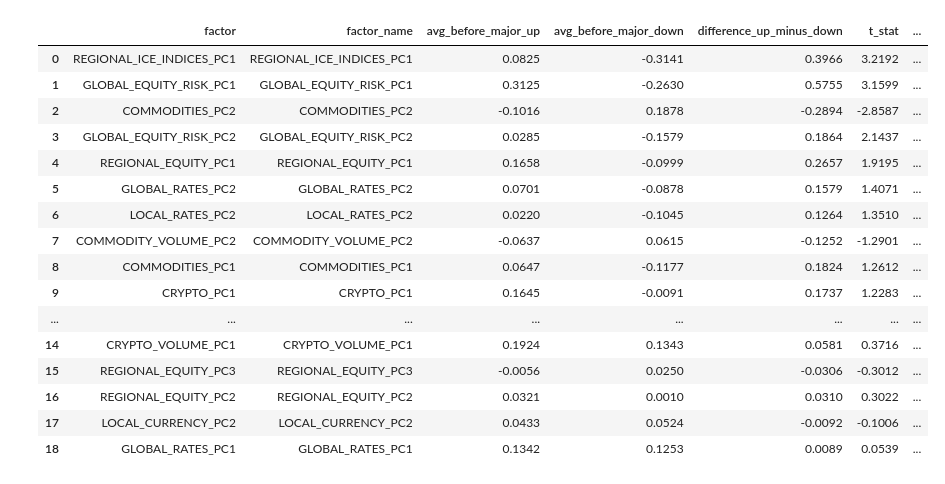
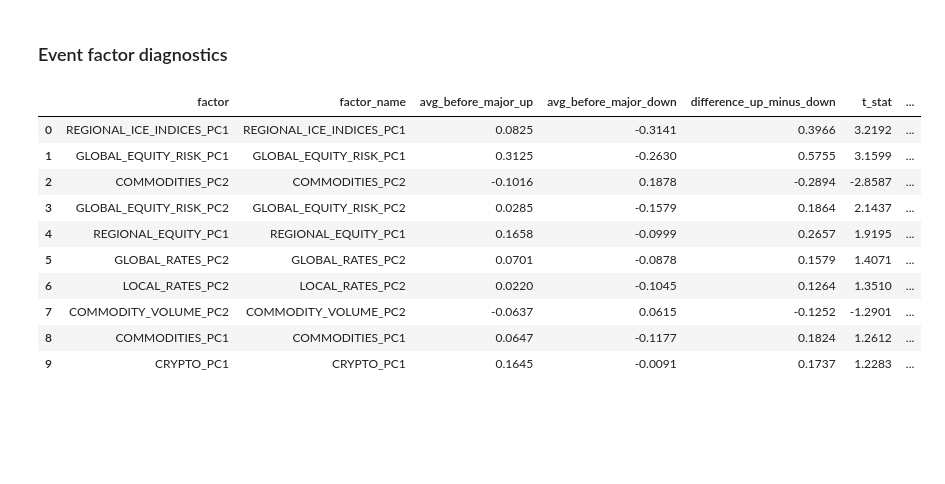
Before and after one commit to gmukhigulas1/Projects, a Jupyter notebook: Quant projects/Georgia Market Risk/Analytics.ipynb, the cells around one changed output. Saved outputs shown, nothing was run; the diff lists cells and outputs as text; code cells hidden in the pictures; blank space fills up the shorter version.

```diff
--- a/Quant projects/Georgia Market Risk/Analytics.ipynb
+++ b/Quant projects/Georgia Market Risk/Analytics.ipynb
@@ -1651,11 +1125,10 @@ def lasso_factor_attribution(
     factor_name_map,
     factor_order,
     split_date="2025-01-01",
-    alphas=np.logspace(-5, 1, 100) # Adjusted range for Lasso
+    alphas=np.logspace(-5, 1, 100)
 ):
     split_date = pd.Timestamp(split_date)
 
-    # 1. Train/Test Split
     X_train = X.loc[X.index < split_date].copy()
     y_train = y.loc[y.index < split_date].copy()
     X_test = X.loc[X.index >= split_date].copy()
@@ -1667,13 +1140,12 @@ def lasso_factor_attribution(
     X_train, y_train = X_train.loc[common_train], y_train.loc[common_train]
     X_test, y_test = X_test.loc[common_test], y_test.loc[common_test]
 
-    # 2. Build Lasso Pipeline
     model = Pipeline([
         ("scaler", StandardScaler()),
         ("model", LassoCV(
             alphas=alphas,
             cv=TimeSeriesSplit(n_splits=5),
-            max_iter=10000,   # Lasso needs more iterations to converge
+            max_iter=10000,
             random_state=42
         ))
     ])
@@ -1683,37 +1155,29 @@ def lasso_factor_attribution(
     scaler = model.named_steps["scaler"]
     lasso = model.named_steps["model"]
 
-    # 3. Calculate Feature Contributions
-    # Contribution = Scaled Feature Value * Coefficient
     X_test_scaled = pd.DataFrame(
         scaler.transform(X_test),
         index=X_test.index,
         columns=X_test.columns
     )
 
-    # Multiply each column by its corresponding lasso coefficient
     feature_contrib = X_test_scaled.mul(lasso.coef_, axis=1)
 
-    # 4. Aggregate Contributions by Factor Block
     block_contrib = pd.DataFrame(index=X_test.index)
 
     for prefix, clean_name in factor_name_map.items():
-        # Find all PCs belonging to this prefix (e.g., PC1, PC2, PC3)
         cols = [c for c in feature_contrib.columns if c.startswith(prefix)]
 
         if len(cols) > 0:
             block_contrib[clean_name] = feature_contrib[cols].sum(axis=1)
 
-    # Sort columns based on your preferred order
     existing_order = [c for c in factor_order if c in block_contrib.columns]
     block_contrib = block_contrib[existing_order]
 
-    # 5. Predictions and Metrics
     intercept = lasso.intercept_
     y_pred = block_contrib.sum(axis=1) + intercept
     y_pred.name = "Predicted"
 
-    # Count how many features Lasso actually kept (non-zero)
     n_active = np.sum(lasso.coef_ != 0)
 
     metrics = {
@@ -1721,6 +1185,7 @@ def lasso_factor_attribution(
         "rmse": np.sqrt(mean_squared_error(y_test, y_pred)),
         "mae": mean_absolute_error(y_test, y_pred),
         "corr": y_test.corr(y_pred),
+        "direction_accuracy": (np.sign(y_test) == np.sign(y_pred)).mean(),
         "selected_alpha": lasso.alpha_,
         "intercept": intercept,
         "n_features_active": n_active,
@@ -2056,0 +1203,28 @@ get_interactive_correlation_chart(attrib).show()
+# %%
+lasso_attribution = {
+    "2025-01-01": lasso_factor_attribution(
+        X=X,
+        y=y,
+        factor_name_map=factor_name_map,
+        factor_order=factor_order,
+        split_date="2025-01-01",
+    ),
+    "2026-01-01": lasso_factor_attribution(
+        X=X,
+        y=y,
+        factor_name_map=factor_name_map,
+        factor_order=factor_order,
+        split_date="2026-01-01",
+    ),
+}
+
+same_day_diagnostics = pd.DataFrame([
+    {
+        "split_date": split,
+        **out["metrics"],
+    }
+    for split, out in lasso_attribution.items()
+])
+
+attrib = lasso_attribution["2025-01-01"]
+same_day_diagnostics[["split_date", "r2", "corr", "rmse", "mae", "n_features_active", "n_features_total"]]
@@ -3057,3 +2112,5 @@ The event dataset samples lagged economic PCA factors only on CUSUM event dates.
+# %% [markdown]
+### Event factor diagnostics
 # %%
 def build_cusum_event_dataset(
     X_economic_pca_factors,
@@ -3156,40 +2213,34 @@ def summarize_event_factor_conditions(X_events, y_events, factor_name_map=None):
         .sort_values("abs_standardized_difference", ascending=False)
         .drop(columns="abs_standardized_difference")
         .reset_index(drop=True)
     )
 
 
 X_events, y_events, cusum_event_data = build_cusum_event_dataset(
     X_economic_pca_factors=X_economic_pca_factors,
     cusum_events=cusum_events,
     factor_lag=1,
 )
 
 event_factor_comparison = summarize_event_factor_conditions(
     X_events=X_events,
     y_events=y_events,
     factor_name_map=factor_name_map,
 )
 
-event_factor_comparison.round(4)
+event_factor_comparison.round(4).head(10)
 # %% [output]
 |  | factor | factor_name | avg_before_major_up | avg_before_major_down | difference_up_minus_down | t_stat | ... |
 | 0 | REGIONAL_ICE_INDICES_PC1 | REGIONAL_ICE_INDICES_PC1 | 0.0825 | -0.3141 | 0.3966 | 3.2192 | ... |
 | 1 | GLOBAL_EQUITY_RISK_PC1 | GLOBAL_EQUITY_RISK_PC1 | 0.3125 | -0.2630 | 0.5755 | 3.1599 | ... |
 | 2 | COMMODITIES_PC2 | COMMODITIES_PC2 | -0.1016 | 0.1878 | -0.2894 | -2.8587 | ... |
 | 3 | GLOBAL_EQUITY_RISK_PC2 | GLOBAL_EQUITY_RISK_PC2 | 0.0285 | -0.1579 | 0.1864 | 2.1437 | ... |
 | 4 | REGIONAL_EQUITY_PC1 | REGIONAL_EQUITY_PC1 | 0.1658 | -0.0999 | 0.2657 | 1.9195 | ... |
 | 5 | GLOBAL_RATES_PC2 | GLOBAL_RATES_PC2 | 0.0701 | -0.0878 | 0.1579 | 1.4071 | ... |
 | 6 | LOCAL_RATES_PC2 | LOCAL_RATES_PC2 | 0.0220 | -0.1045 | 0.1264 | 1.3510 | ... |
 | 7 | COMMODITY_VOLUME_PC2 | COMMODITY_VOLUME_PC2 | -0.0637 | 0.0615 | -0.1252 | -1.2901 | ... |
 | 8 | COMMODITIES_PC1 | COMMODITIES_PC1 | 0.0647 | -0.1177 | 0.1824 | 1.2612 | ... |
 | 9 | CRYPTO_PC1 | CRYPTO_PC1 | 0.1645 | -0.0091 | 0.1737 | 1.2283 | ... |
-| ... | ... | ... | ... | ... | ... | ... | ... |
-| 14 | CRYPTO_VOLUME_PC1 | CRYPTO_VOLUME_PC1 | 0.1924 | 0.1343 | 0.0581 | 0.3716 | ... |
-| 15 | REGIONAL_EQUITY_PC3 | REGIONAL_EQUITY_PC3 | -0.0056 | 0.0250 | -0.0306 | -0.3012 | ... |
-| 16 | REGIONAL_EQUITY_PC2 | REGIONAL_EQUITY_PC2 | 0.0321 | 0.0010 | 0.0310 | 0.3022 | ... |
-| 17 | LOCAL_CURRENCY_PC2 | LOCAL_CURRENCY_PC2 | 0.0433 | 0.0524 | -0.0092 | -0.1006 | ... |
-| 18 | GLOBAL_RATES_PC1 | GLOBAL_RATES_PC1 | 0.1342 | 0.1253 | 0.0089 | 0.0539 | ... |
 # %%
 factor_name_map1 = {
     'REGIONAL_ICE_INDICES_PC1': 'Regional ICE bond indices',
```
Also changed, not shown: parts of 124 cells of this notebook.
